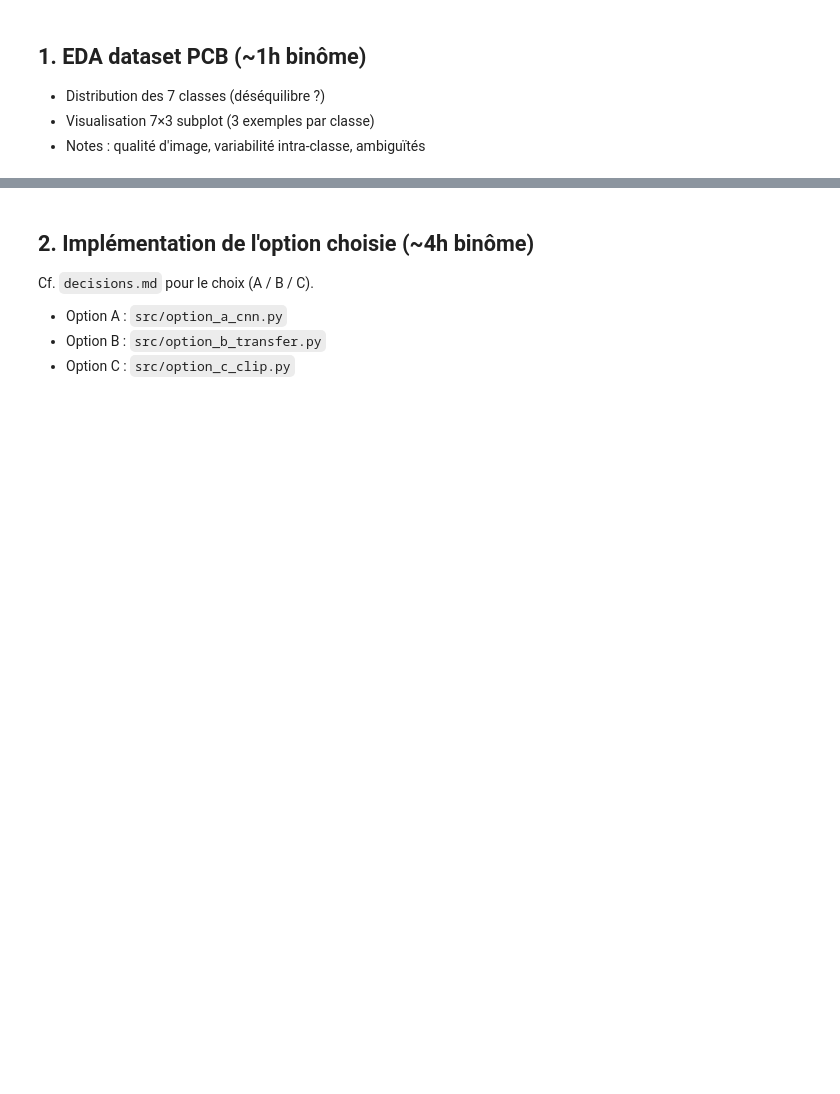
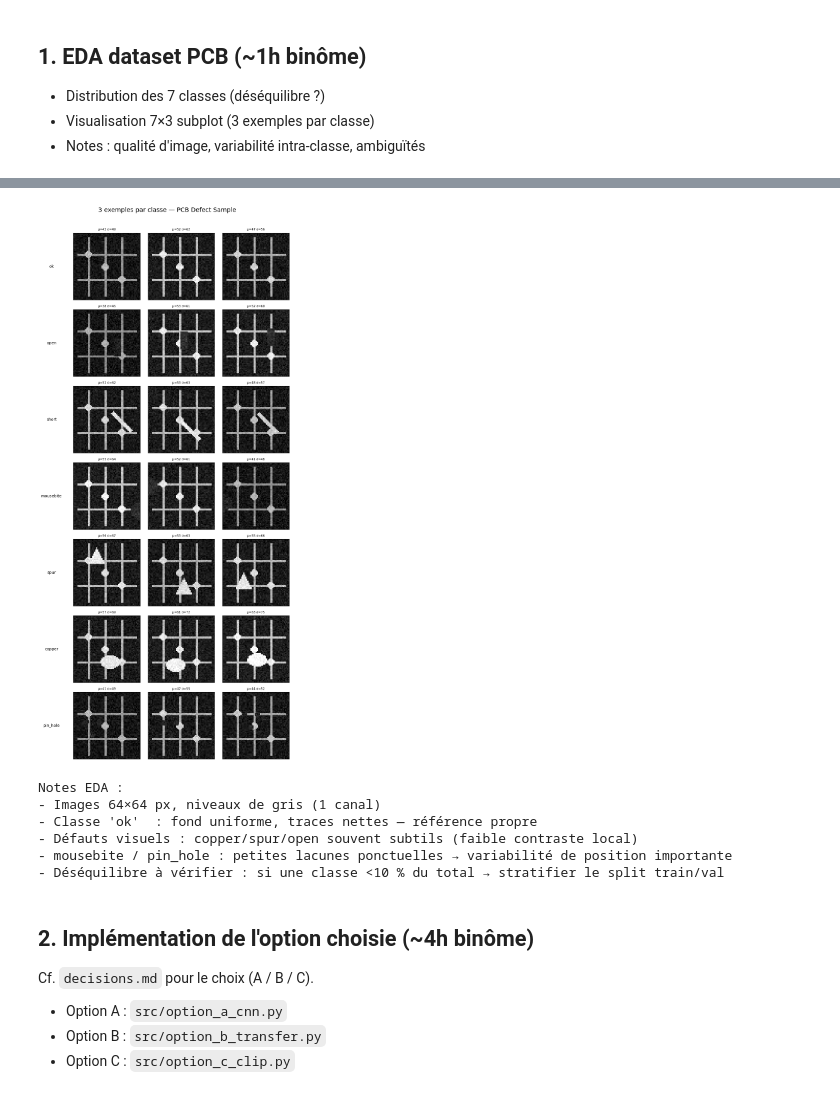
Before and after one commit to ddedomeni-j/M4-B2-pcb-Celia-JulienD, a Jupyter notebook: notebooks/M4-B2_template.ipynb, the cells around one changed output, grey strips where cells are left out. Saved outputs shown, nothing was run; the diff lists cells and outputs as text; code cells hidden in the pictures; blank space fills up the shorter version.

```diff
--- a/notebooks/M4-B2_template.ipynb
+++ b/notebooks/M4-B2_template.ipynb
@@ -37,3 +68,54 @@ print(f"Device : {DEVICE}")
+# %%
+import random
+
+random.seed(42)
+N_EXAMPLES = 3
+
+fig, axes = plt.subplots(len(CLASSES), N_EXAMPLES, figsize=(N_EXAMPLES * 2.8, len(CLASSES) * 2.5))
+fig.suptitle("3 exemples par classe — PCB Defect Sample", fontsize=14, y=1.01)
+
+for row, cls in enumerate(CLASSES):
+    cls_dir = DATA_DIR / cls
+    images = sorted(cls_dir.glob("*.png"))
+    sample = random.sample(images, min(N_EXAMPLES, len(images)))
+
+    for col in range(N_EXAMPLES):
+        ax = axes[row][col]
+        if col < len(sample):
+            img = Image.open(sample[col]).convert("L")
+            # stats rapides
+            arr = np.array(img)
+            ax.imshow(arr, cmap="gray", vmin=0, vmax=255)
+            ax.set_title(f"μ={arr.mean():.0f} σ={arr.std():.0f}", fontsize=7)
+        else:
+            ax.axis("off")
+
+        if col == 0:
+            ax.set_ylabel(cls, fontsize=9, rotation=0, labelpad=50, va="center")
+        ax.set_xticks([])
+        ax.set_yticks([])
+
+plt.tight_layout()
+plt.show()
+
+# --- Notes qualitatives ---
+notes = """
+Notes EDA :
+- Images 64×64 px, niveaux de gris (1 canal)
+- Classe 'ok'  : fond uniforme, traces nettes — référence propre
+- Défauts visuels : copper/spur/open souvent subtils (faible contraste local)
+- mousebite / pin_hole : petites lacunes ponctuelles → variabilité de position importante
+- Déséquilibre à vérifier : si une classe <10 % du total → stratifier le split train/val
+"""
+print(notes)
+# %% [output]
+[figure, added]
+Notes EDA :
+- Images 64×64 px, niveaux de gris (1 canal)
+- Classe 'ok'  : fond uniforme, traces nettes — référence propre
+- Défauts visuels : copper/spur/open souvent subtils (faible contraste local)
+- mousebite / pin_hole : petites lacunes ponctuelles → variabilité de position importante
+- Déséquilibre à vérifier : si une classe <10 % du total → stratifier le split train/val
 # %% [markdown]
 ## 2. Implémentation de l'option choisie (~4h binôme)
 
```
Also changed, not shown: parts of 4 cells of this notebook.
